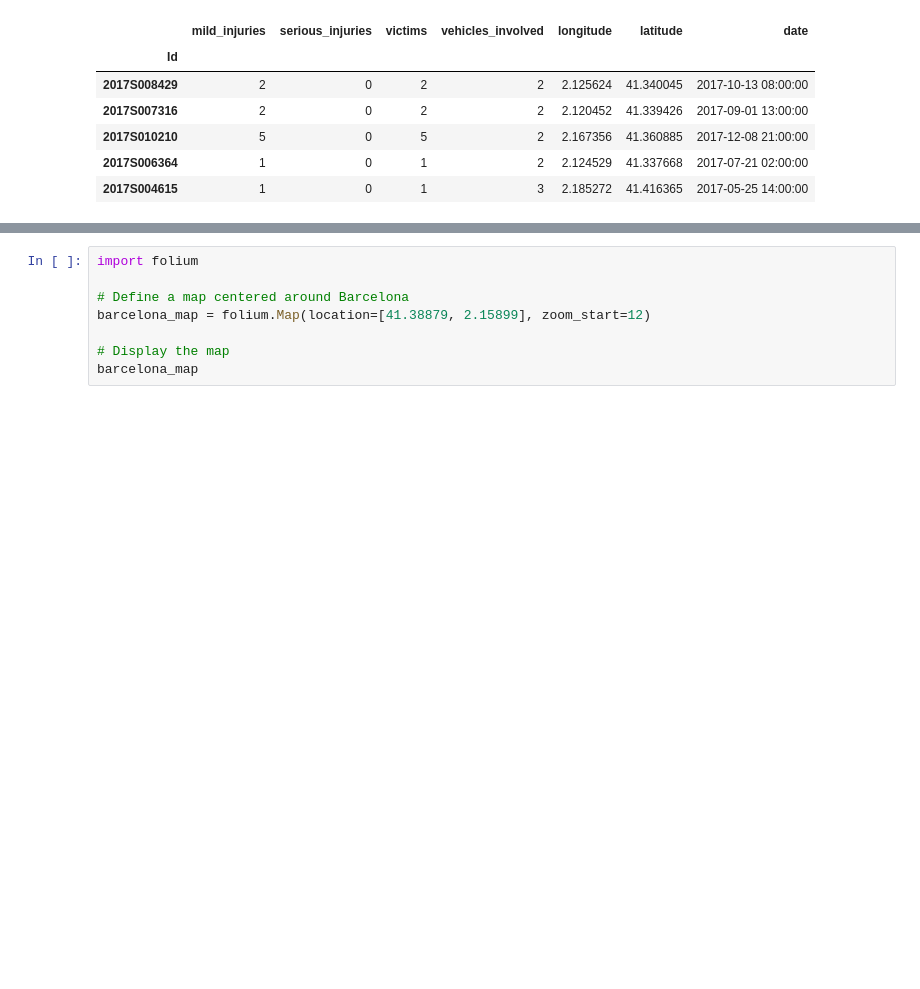
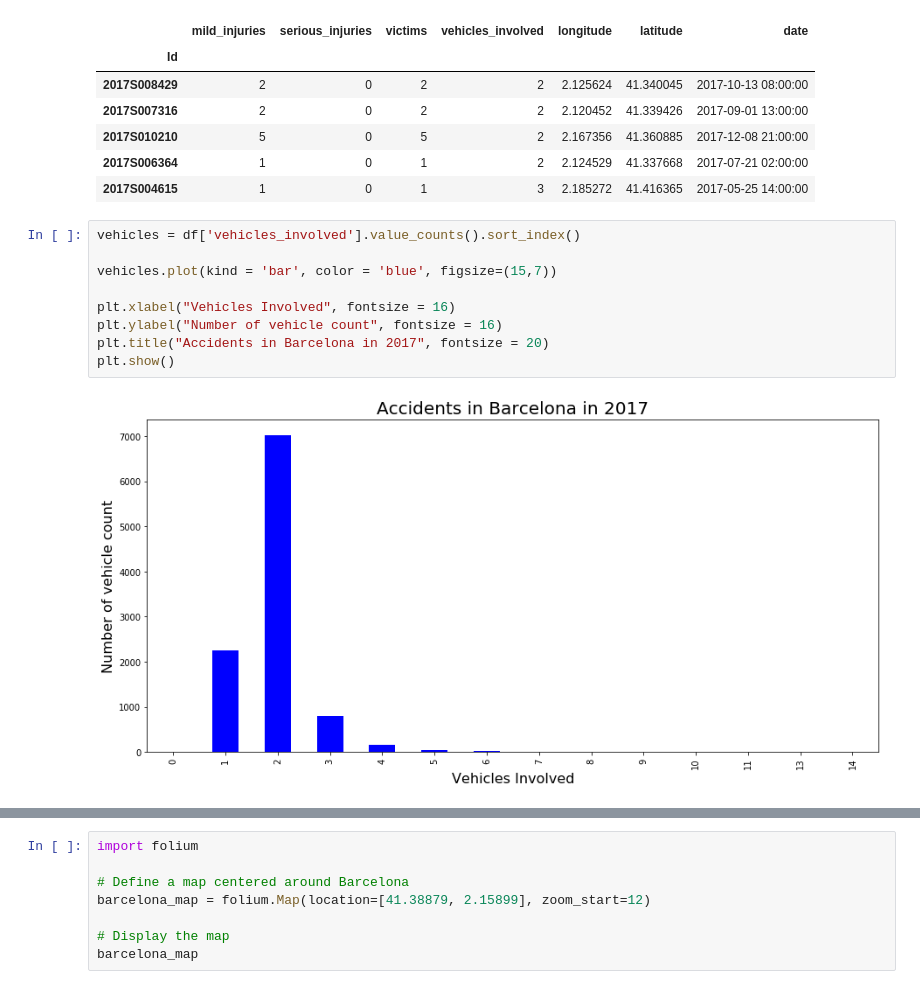
Before and after one commit to IITGuwahati-AI/Learning-Content, a Jupyter notebook: Barcelona_Accidents_2017.ipynb, the cells around one changed output, grey strips where cells are left out. Saved outputs shown, nothing was run; the diff lists cells and outputs as text; blank space fills up the shorter version.

```diff
--- a/Barcelona_Accidents_2017.ipynb
+++ b/Barcelona_Accidents_2017.ipynb
@@ -45,3 +45,14 @@ df.head(5)
 | 2017S010210 | 5 | 0 | 5 | 2 | 2.167356 | 41.360885 | 2017-12-08 21:00:00 |
 | 2017S006364 | 1 | 0 | 1 | 2 | 2.124529 | 41.337668 | 2017-07-21 02:00:00 |
 | 2017S004615 | 1 | 0 | 1 | 3 | 2.185272 | 41.416365 | 2017-05-25 14:00:00 |
+# %%
+vehicles = df['vehicles_involved'].value_counts().sort_index()
+
+vehicles.plot(kind = 'bar', color = 'blue', figsize=(15,7))
+
+plt.xlabel("Vehicles Involved", fontsize = 16)
+plt.ylabel("Number of vehicle count", fontsize = 16)
+plt.title("Accidents in Barcelona in 2017", fontsize = 20)
+plt.show()
+# %% [output]
+[figure, added]
```
Also changed, not shown: parts of 4 cells of this notebook.
